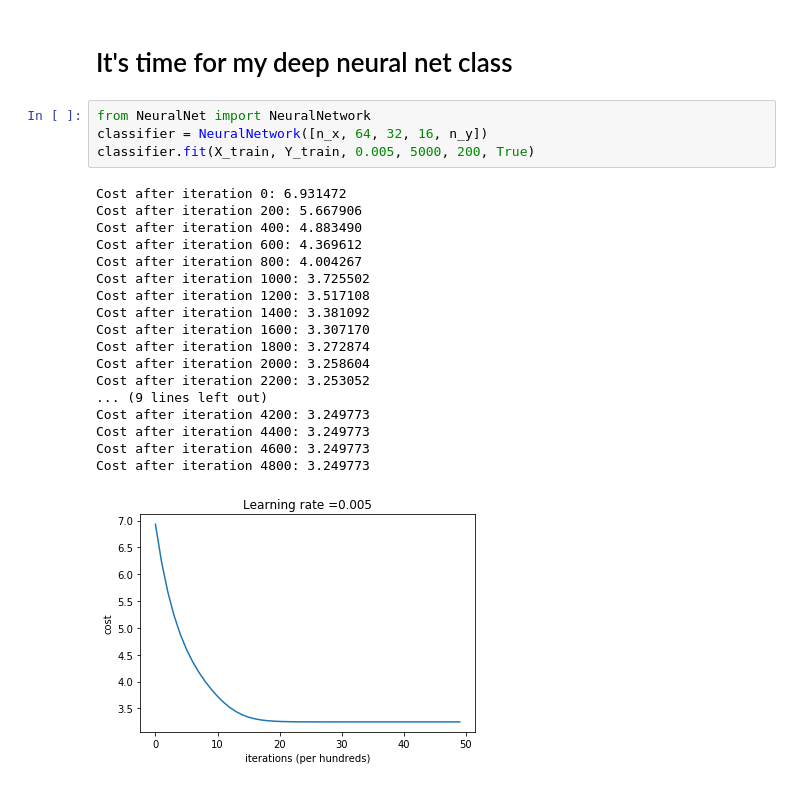
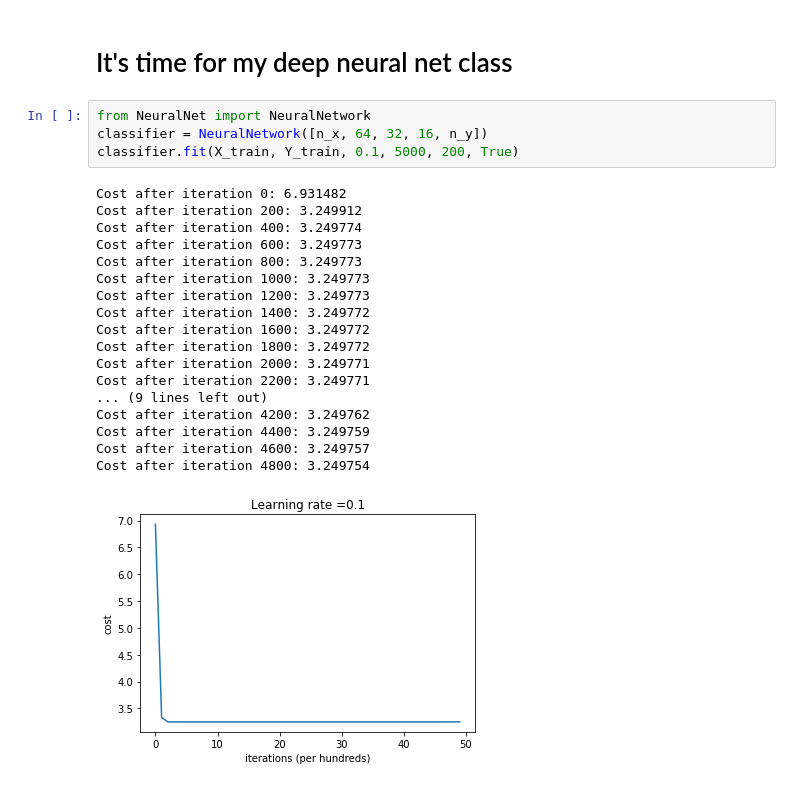
Before and after one commit to KhanShaheb34/Bangla-Handwritten-Digit-Recognition, a Jupyter notebook: BHDR_Deep_Neural_Net.ipynb, the cells around one changed output. Cells and saved outputs as stored; diff of their text form.

```diff
--- a/BHDR_Deep_Neural_Net.ipynb
+++ b/BHDR_Deep_Neural_Net.ipynb
@@ -71,26 +71,26 @@ Number of output params: 10
 # %%
 from NeuralNet import NeuralNetwork
 classifier = NeuralNetwork([n_x, 64, 32, 16, n_y])
-classifier.fit(X_train, Y_train, 0.005, 5000, 200, True)
+classifier.fit(X_train, Y_train, 0.1, 5000, 200, True)
 # %% [output]
-Cost after iteration 0: 6.931472
-Cost after iteration 200: 5.667906
-Cost after iteration 400: 4.883490
-Cost after iteration 600: 4.369612
-Cost after iteration 800: 4.004267
-Cost after iteration 1000: 3.725502
-Cost after iteration 1200: 3.517108
-Cost after iteration 1400: 3.381092
-Cost after iteration 1600: 3.307170
-Cost after iteration 1800: 3.272874
-Cost after iteration 2000: 3.258604
-Cost after iteration 2200: 3.253052
+Cost after iteration 0: 6.931482
+Cost after iteration 200: 3.249912
+Cost after iteration 400: 3.249774
+Cost after iteration 600: 3.249773
+Cost after iteration 800: 3.249773
+Cost after iteration 1000: 3.249773
+Cost after iteration 1200: 3.249773
+Cost after iteration 1400: 3.249772
+Cost after iteration 1600: 3.249772
+Cost after iteration 1800: 3.249772
+Cost after iteration 2000: 3.249771
+Cost after iteration 2200: 3.249771
 ... (9 lines left out)
-Cost after iteration 4200: 3.249773
-Cost after iteration 4400: 3.249773
-Cost after iteration 4600: 3.249773
-Cost after iteration 4800: 3.249773
+Cost after iteration 4200: 3.249762
+Cost after iteration 4400: 3.249759
+Cost after iteration 4600: 3.249757
+Cost after iteration 4800: 3.249754
-[figure, old version]
+[figure, new version]
 # %%
 classifier2 = NeuralNetwork([n_x, 100, n_y])
 classifier2.fit(X_train, Y_train, 0.1, 5000, 200, True)
```
Also changed, not shown: parts of 3 cells of this notebook, 1 other file.
